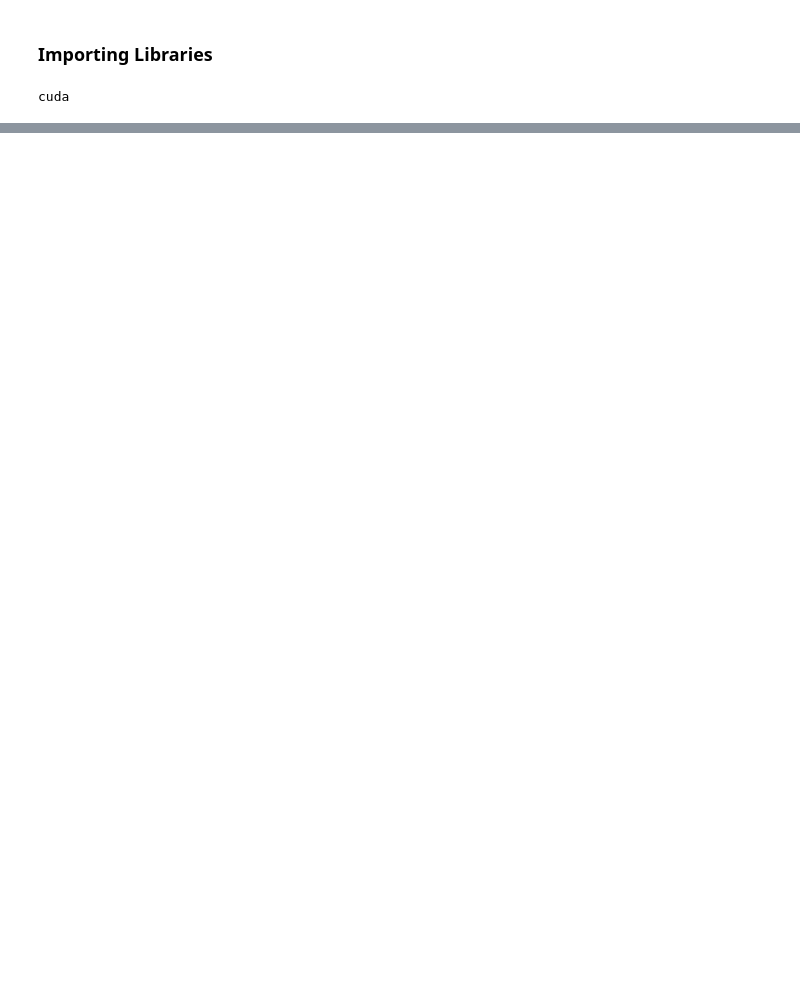
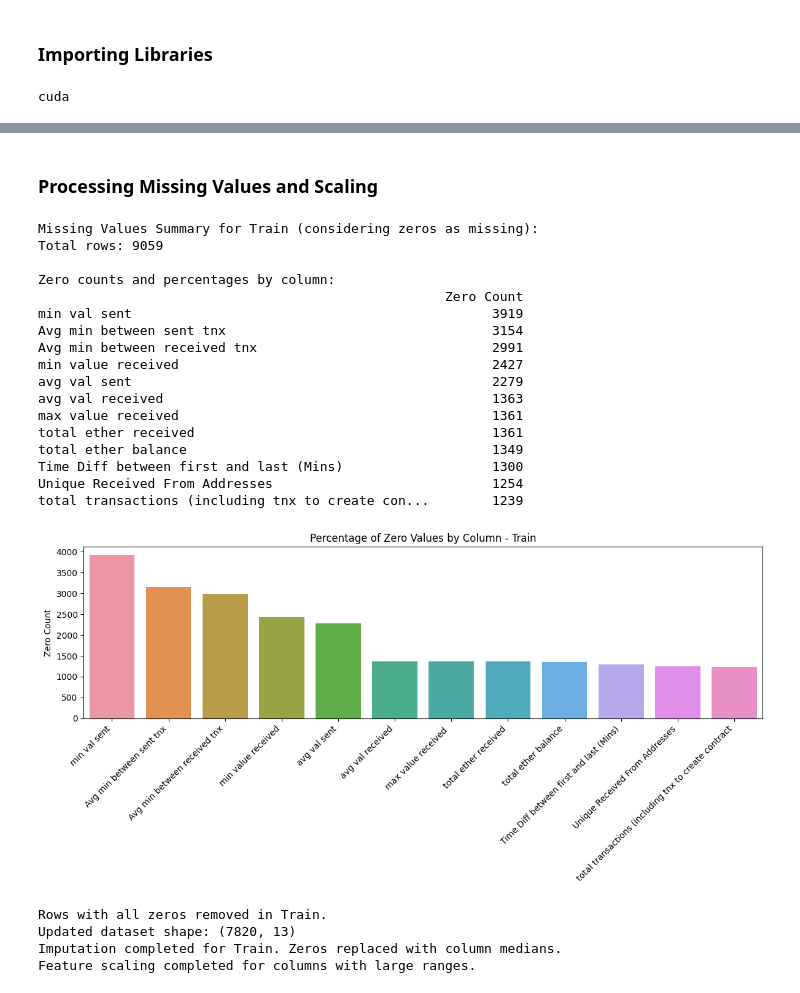
Before and after one commit to ChetaNMahipaL/SMAI-Assignment-1, a Jupyter notebook: Crypto_Detective/main.ipynb, the cells around one changed output, grey strips where cells are left out. Drawn from its saved outputs; the diff is of its cells as text; code cells hidden in the pictures; blank space fills up the shorter version.

Commit message:
Data Processing for Q3

```diff
--- a/Crypto_Detective/main.ipynb
+++ b/Crypto_Detective/main.ipynb
@@ -38,0 +73,67 @@ cuda
+# %% [markdown]
+### **Processing Missing Values and Scaling**
+# %%
+def analyze_and_impute(data, dataset_name):
+    zero_counts = (data == 0).sum()
+    total_rows = len(data)
+
+    missing_summary = pd.DataFrame({
+        'Zero Count': zero_counts.drop('FLAG', errors='ignore')
+    }).sort_values('Zero Count', ascending=False)
+
+    print(f"\nMissing Values Summary for {dataset_name} (considering zeros as missing):")
+    print(f"Total rows: {total_rows}")
+    print("\nZero counts and percentages by column:")
+    print(missing_summary)
+
+    plt.figure(figsize=(12, 6))
+    sns.barplot(x=missing_summary.index, y='Zero Count', data=missing_summary)
+    plt.xticks(rotation=45, ha='right')
+    plt.title(f'Percentage of Zero Values by Column - {dataset_name}')
+    plt.tight_layout()
+    plt.show()
+
+    columns_to_impute = data.columns.difference(['FLAG'])
+
+    data = data.loc[~(data[columns_to_impute].sum(axis=1) == 0)].copy()
+
+    print(f"Rows with all zeros removed in {dataset_name}.")
+    print(f"Updated dataset shape: {data.shape}")
+
+    for column in columns_to_impute:
+        median_value = data.loc[data[column] != 0, column].median()
+        data.loc[:, column] = data[column].replace(0, median_value)
+
+    print(f"Imputation completed for {dataset_name}. Zeros replaced with column medians.")
+
+    scaler = MinMaxScaler()
+    data[columns_to_impute] = scaler.fit_transform(data[columns_to_impute])
+
+    print("Feature scaling completed for columns with large ranges.")
+
+    return data
+# %%
+train_data = analyze_and_impute(train_data, "Train")
+# %% [output]
+Missing Values Summary for Train (considering zeros as missing):
+Total rows: 9059
+
+Zero counts and percentages by column:
+                                                    Zero Count
+min val sent                                              3919
+Avg min between sent tnx                                  3154
+Avg min between received tnx                              2991
+min value received                                        2427
+avg val sent                                              2279
+avg val received                                          1363
+max value received                                        1361
+total ether received                                      1361
+total ether balance                                       1349
+Time Diff between first and last (Mins)                   1300
+Unique Received From Addresses                            1254
+total transactions (including tnx to create con...        1239
+[figure, added]
+Rows with all zeros removed in Train.
+Updated dataset shape: (7820, 13)
+Imputation completed for Train. Zeros replaced with column medians.
+Feature scaling completed for columns with large ranges.
```
Also changed, not shown: parts of 8 cells of this notebook.
